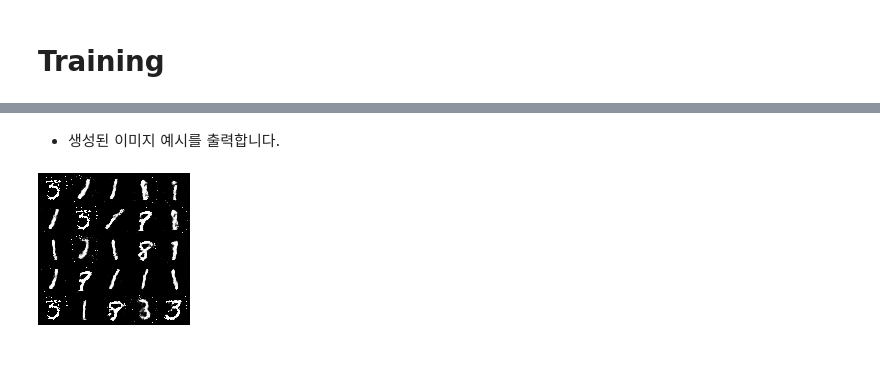
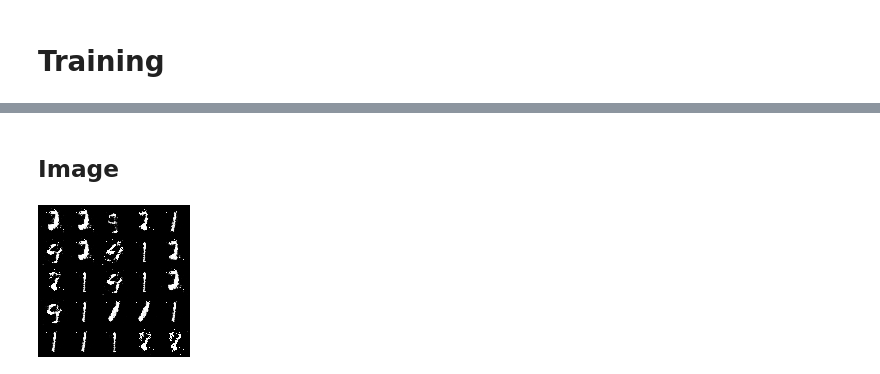
Before and after one commit to happy-jihye/Awesome-GAN-Papers, a Jupyter notebook: GAN.ipynb, the cells around one changed output, grey strips where cells are left out. Cells and saved outputs as stored; diff of their text form; code cells hidden in the pictures.

```diff
--- a/GAN.ipynb
+++ b/GAN.ipynb
@@ -226,8 +267,9 @@ for epoch in range(n_epochs):
-# %% [markdown]
-* 생성된 이미지 예시를 출력합니다.
+# %% [markdown]
+## Image
 # %%
 from IPython.display import Image
 
-Image('92000.png')
+
+Image('104000.png')
 # %% [output]
-[figure, old version]
+[figure, new version]
```
Also changed, not shown: parts of 19 cells of this notebook.
